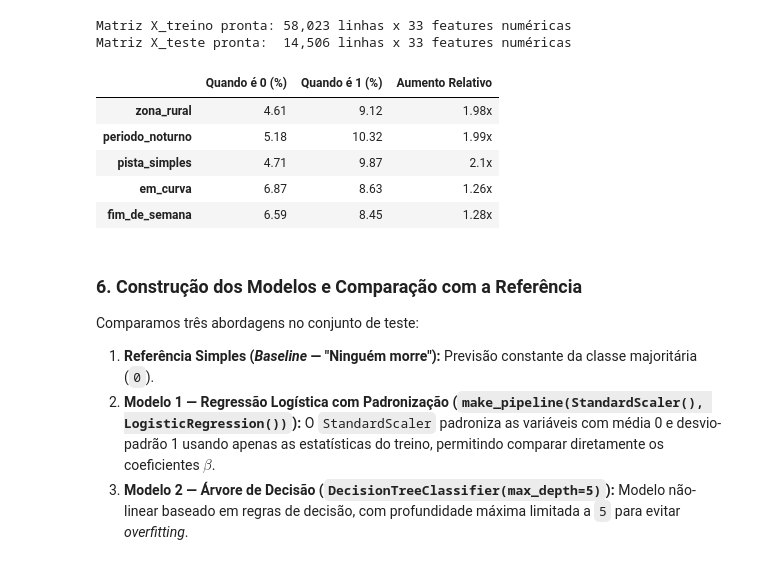
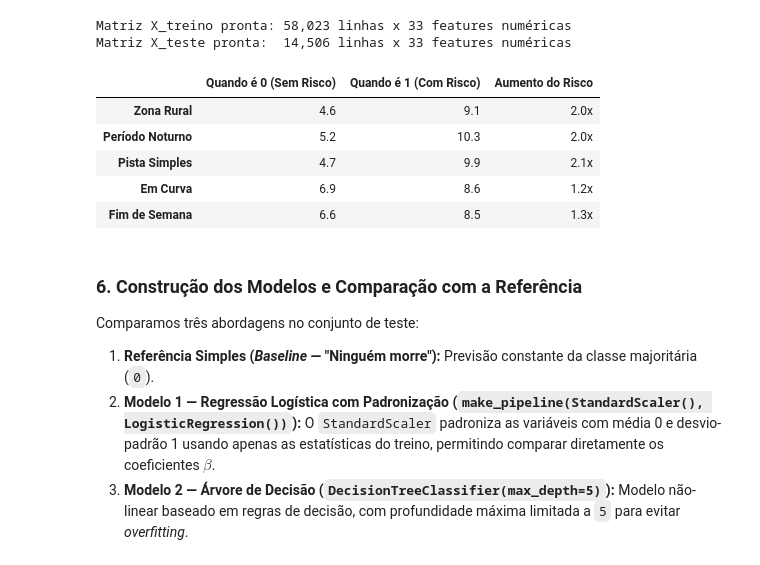
Before and after one commit to amalicef-sys/Projeto-Caixaverso-2026, a Jupyter notebook: projeto_machine_learning.ipynb, the cells around one changed output. Cells and saved outputs as stored; diff of their text form; code cells hidden in the pictures.

```diff
--- a/projeto_machine_learning.ipynb
+++ b/projeto_machine_learning.ipynb
@@ -232,22 +232,34 @@ print(f'Matriz X_teste pronta:  {X_teste.shape[0]:,} linhas x {X_teste.shape[1]}
 # %% [output]
 Matriz X_treino pronta: 58,023 linhas x 33 features numéricas
 Matriz X_teste pronta:  14,506 linhas x 33 features numéricas
-# %%
-# Conferência: impacto dos indicadores criados sobre a taxa de letalidade no treino
-indicadores = ['zona_rural', 'periodo_noturno', 'pista_simples', 'em_curva', 'fim_de_semana']
-resumo_ind = pd.DataFrame({
-    col: y_treino.groupby(X_treino[col]).mean() * 100 for col in indicadores
-}).T.round(2)
-resumo_ind.columns = ['Quando é 0 (%)', 'Quando é 1 (%)']
-resumo_ind['Aumento Relativo'] = (resumo_ind['Quando é 1 (%)'] / resumo_ind['Quando é 0 (%)']).round(2).astype(str) + 'x'
-resumo_ind
-# %% [output]
-|  | Quando é 0 (%) | Quando é 1 (%) | Aumento Relativo |
-| zona_rural | 4.61 | 9.12 | 1.98x |
-| periodo_noturno | 5.18 | 10.32 | 1.99x |
-| pista_simples | 4.71 | 9.87 | 2.1x |
-| em_curva | 6.87 | 8.63 | 1.26x |
-| fim_de_semana | 6.59 | 8.45 | 1.28x |
+# %%
+# Conferência direta: percentual de mortes quando cada indicador de risco está ativo (1) vs inativo (0)
+conferencia_risco = pd.DataFrame({
+    'Quando é 0 (Sem Risco)': [
+        y_treino[X_treino['zona_rural'] == 0].mean() * 100,
+        y_treino[X_treino['periodo_noturno'] == 0].mean() * 100,
+        y_treino[X_treino['pista_simples'] == 0].mean() * 100,
+        y_treino[X_treino['em_curva'] == 0].mean() * 100,
+        y_treino[X_treino['fim_de_semana'] == 0].mean() * 100
+    ],
+    'Quando é 1 (Com Risco)': [
+        y_treino[X_treino['zona_rural'] == 1].mean() * 100,
+        y_treino[X_treino['periodo_noturno'] == 1].mean() * 100,
+        y_treino[X_treino['pista_simples'] == 1].mean() * 100,
+        y_treino[X_treino['em_curva'] == 1].mean() * 100,
+        y_treino[X_treino['fim_de_semana'] == 1].mean() * 100
+    ]
+}, index=['Zona Rural', 'Período Noturno', 'Pista Simples', 'Em Curva', 'Fim de Semana']).round(1)
+
+conferencia_risco['Aumento do Risco'] = (conferencia_risco['Quando é 1 (Com Risco)'] / conferencia_risco['Quando é 0 (Sem Risco)']).round(1).astype(str) + 'x'
+conferencia_risco
+# %% [output]
+|  | Quando é 0 (Sem Risco) | Quando é 1 (Com Risco) | Aumento do Risco |
+| Zona Rural | 4.6 | 9.1 | 2.0x |
+| Período Noturno | 5.2 | 10.3 | 2.0x |
+| Pista Simples | 4.7 | 9.9 | 2.1x |
+| Em Curva | 6.9 | 8.6 | 1.2x |
+| Fim de Semana | 6.6 | 8.5 | 1.3x |
 # %% [markdown]
 ### 6. Construção dos Modelos e Comparação com a Referência
 
```
Also changed, not shown: parts of 9 cells of this notebook, 1 other file.
